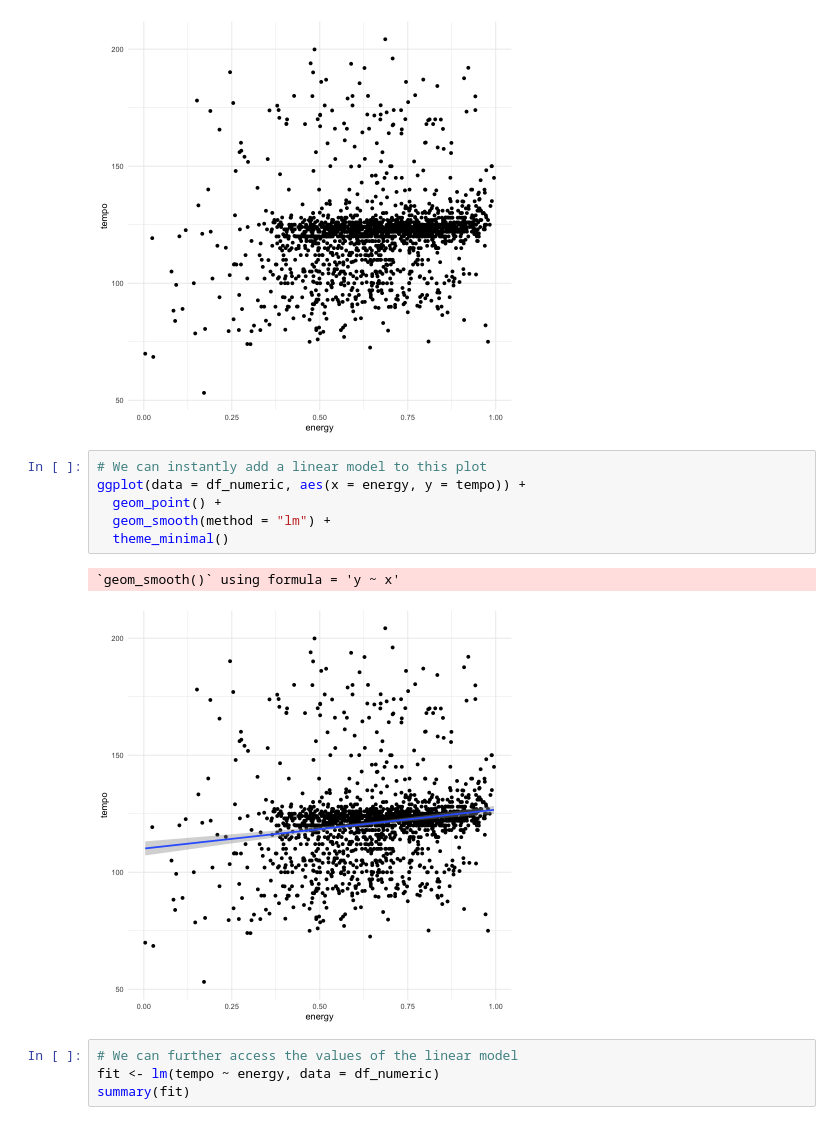
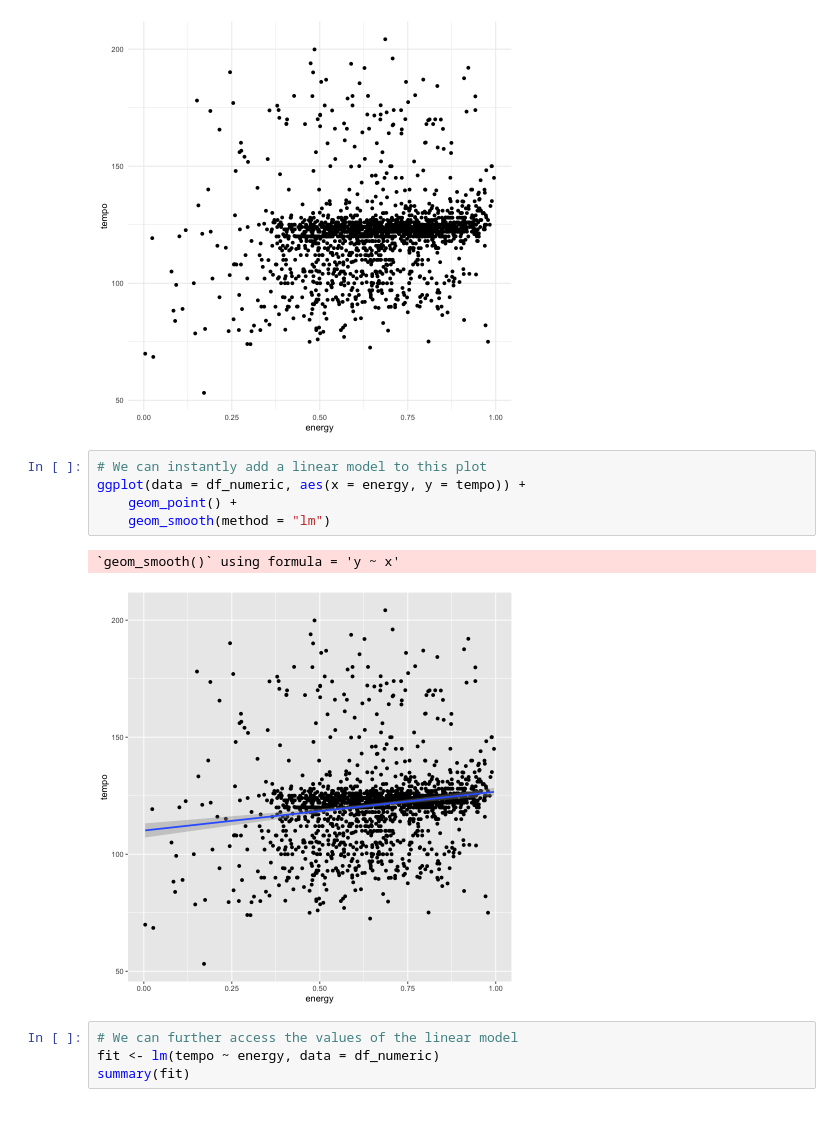
Before and after one commit to nilsjennissen/r-handbook, a Jupyter notebook: r-notebook.ipynb, the cells around one changed output. Saved outputs shown, nothing was run; the diff lists cells and outputs as text.

```diff
--- a/r-notebook.ipynb
+++ b/r-notebook.ipynb
@@ -178,12 +196,11 @@ ggplot(data = df_numeric, aes(x = energy, y = tempo)) +
 # %%
 # We can instantly add a linear model to this plot
 ggplot(data = df_numeric, aes(x = energy, y = tempo)) +
-  geom_point() +
-  geom_smooth(method = "lm") +
-  theme_minimal()
+    geom_point() +
+    geom_smooth(method = "lm")
 # %% [output]
 `geom_smooth()` using formula = 'y ~ x'
-[figure, old version]
+[figure, new version]
 # %%
 # We can further access the values of the linear model
 fit <- lm(tempo ~ energy, data = df_numeric)
```
Also changed, not shown: parts of 12 cells of this notebook.
